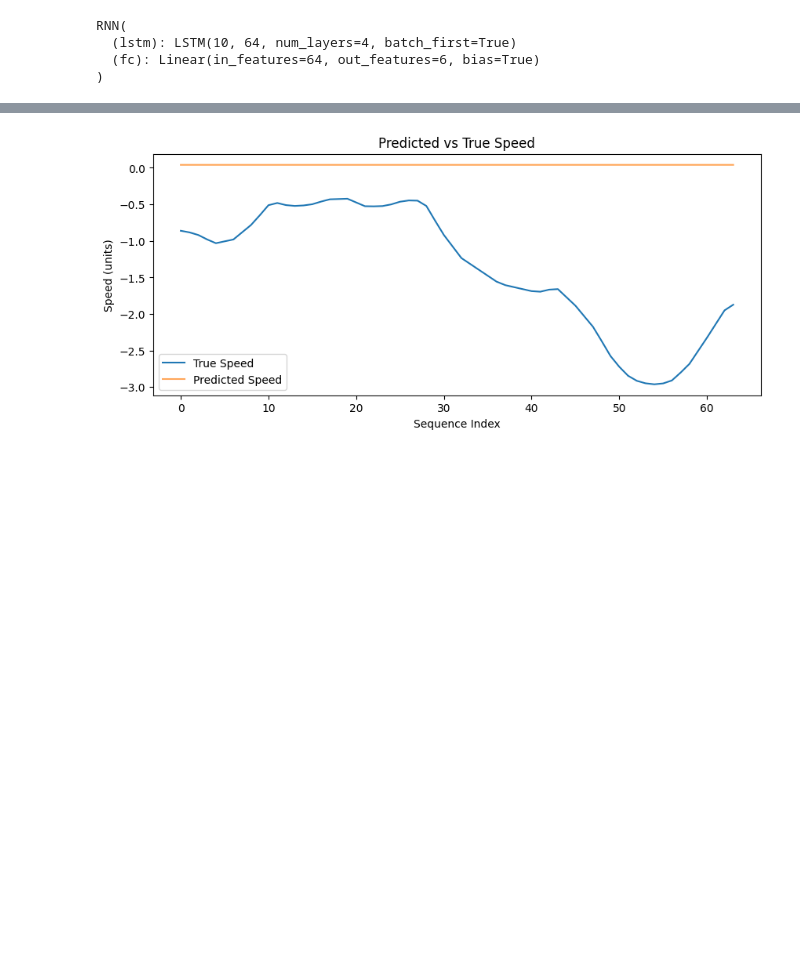
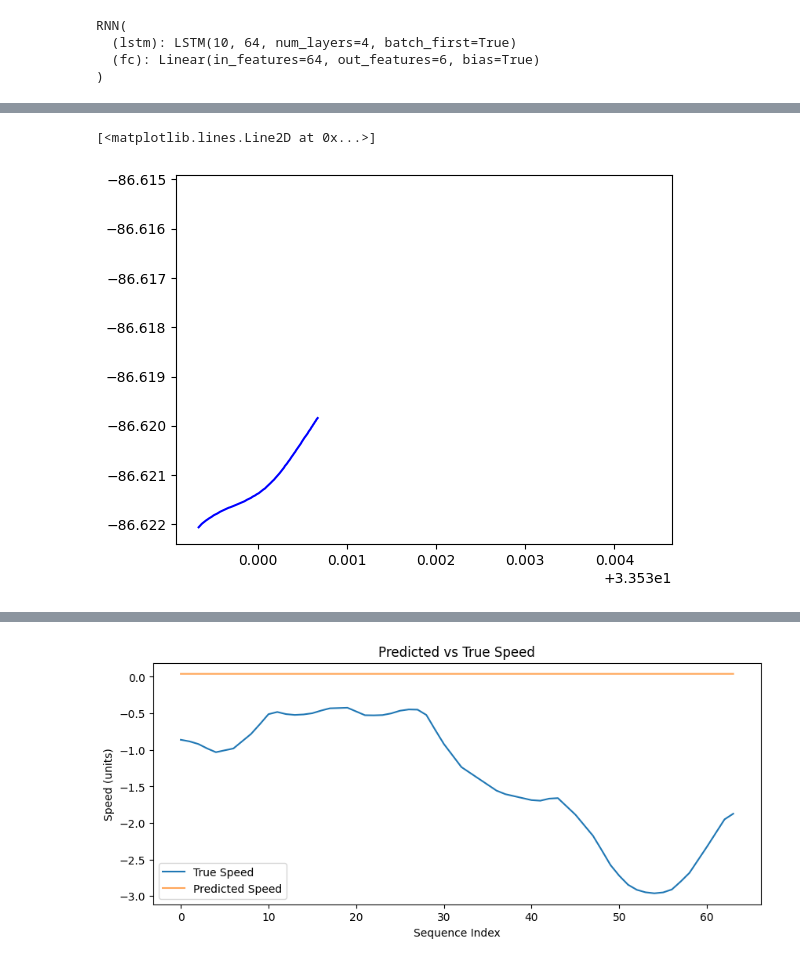
Before and after one commit to UBC-Solar/hack_the_track, a Jupyter notebook: backend/telemetry/data_optimiser_preprocessing.ipynb, the cells around one changed output, grey strips where cells are left out. Saved outputs shown, nothing was run; the diff lists cells and outputs as text; code cells hidden in the pictures; blank space fills up the shorter version.

```diff
--- a/backend/telemetry/data_optimiser_preprocessing.ipynb
+++ b/backend/telemetry/data_optimiser_preprocessing.ipynb
@@ -441,0 +419,7 @@ print(y_actual[:,4])
+# %%
+
+#plt.plot(all_predictions[:,5])
+plt.plot(final_df_car13_10s['latitude'],final_df_car13_10s['longitude'], color = 'blue')
+# %% [output]
+[<matplotlib.lines.Line2D at 0x...>]
+[figure, added]
```
Also changed, not shown: parts of 15 cells of this notebook.
